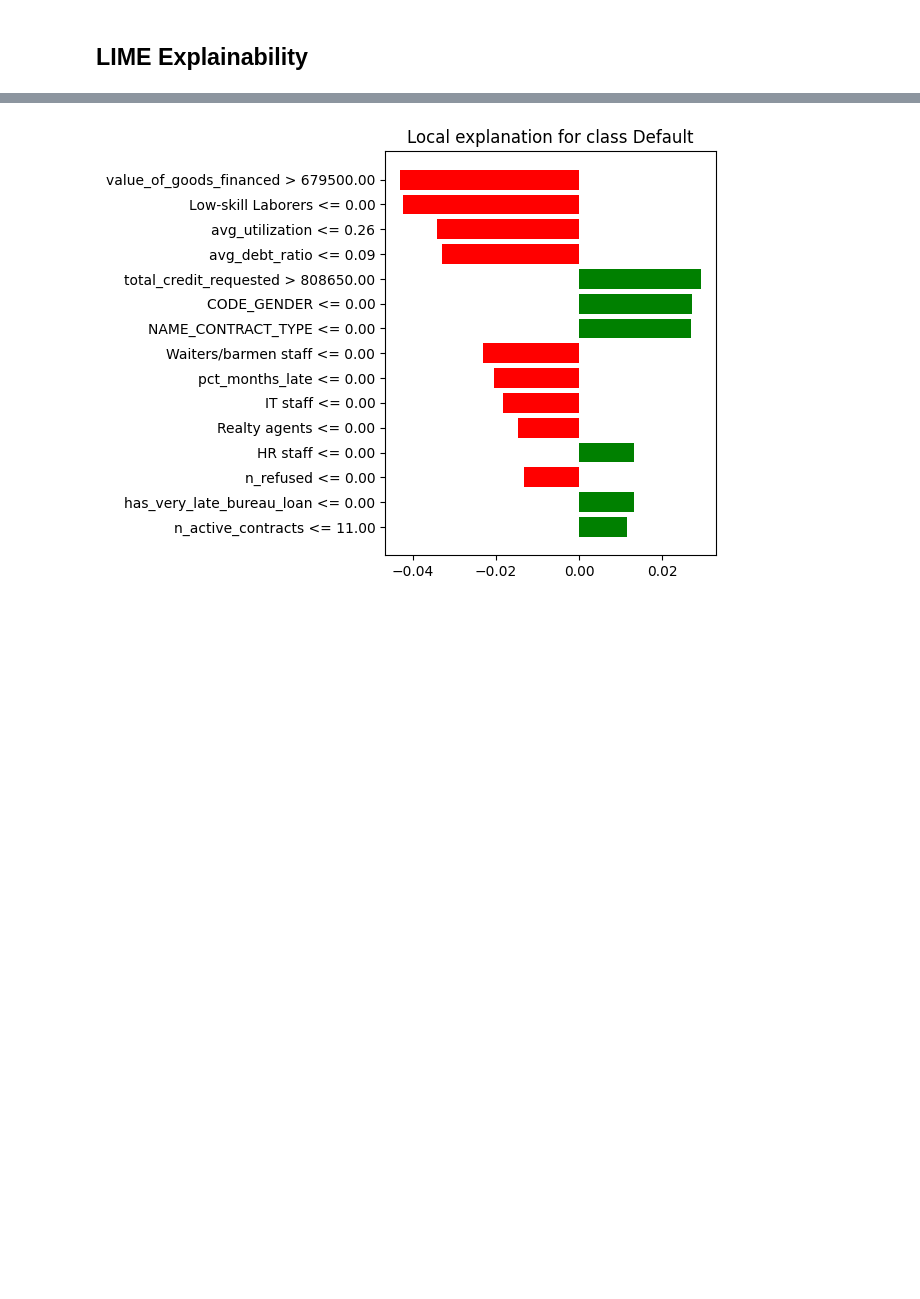
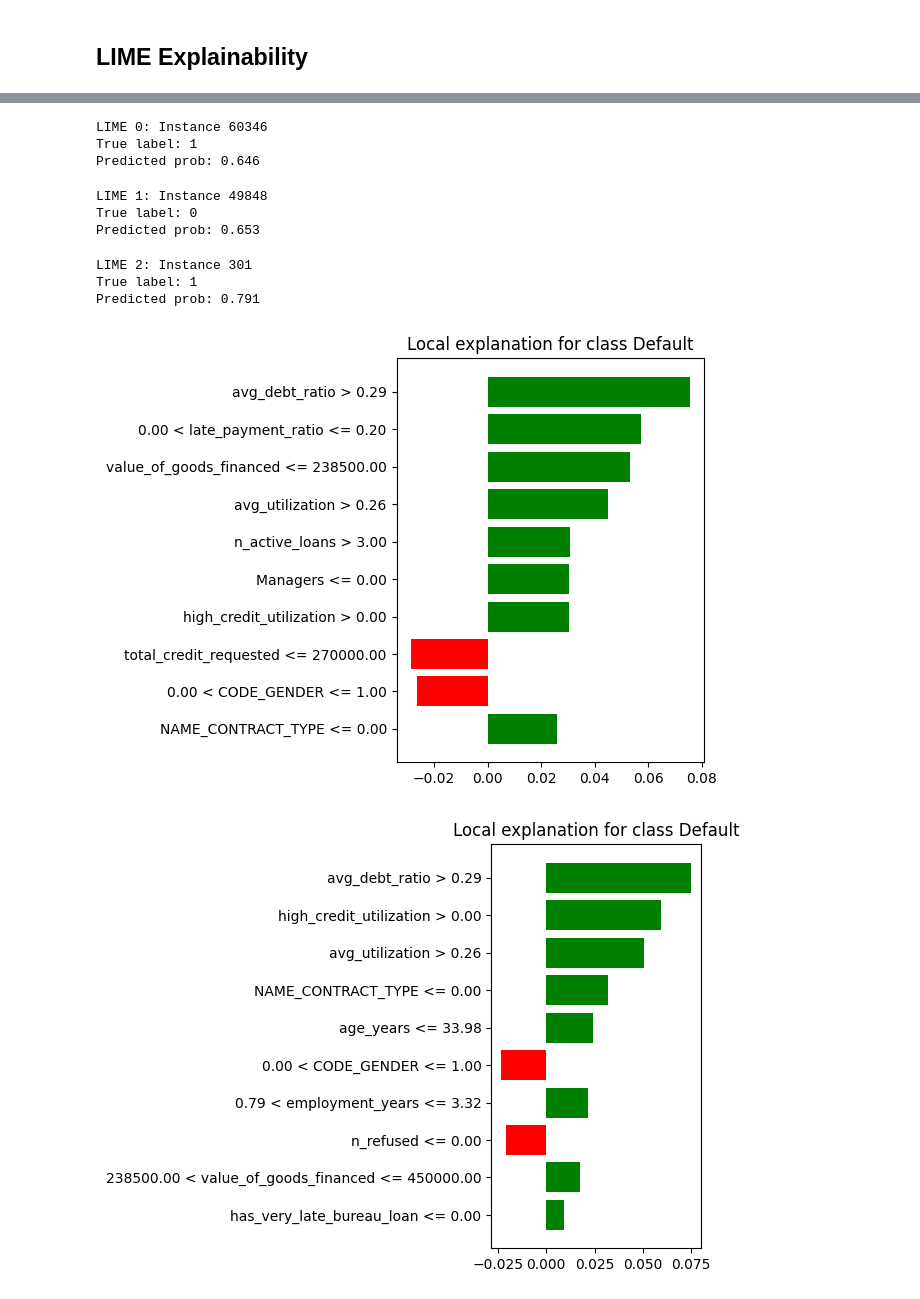
Before and after one commit to coder-red/credit-risk-model, a Jupyter notebook: notebooks/03_explainability.ipynb, the cells around one changed output, grey strips where cells are left out. Saved outputs shown, nothing was run; the diff lists cells and outputs as text; code cells hidden in the pictures; blank space fills up the shorter version.

Commit message:
completed modelling and explainablilty

```diff
--- a/notebooks/03_explainability.ipynb
+++ b/notebooks/03_explainability.ipynb
@@ -71,14 +76,14 @@ for feature in top_features:
 # %% [markdown]
 ## LIME Explainability
 # %%
-X_train_sample = X_train.copy()
-y_train = pd.read_csv(DATA_PROCESSED / "target_train.csv")
-y_train = y_train['target']
-
-explainer = LimeTabularExplainer(
-    training_data=np.array(X_train_sample),
-    feature_names=X_train_sample.columns.tolist(),
+lime_explainer = LimeTabularExplainer(
+    training_data=np.array(X_train),
+    feature_names=X_train.columns.tolist(),
     class_names=["Non-default", "Default"],
     mode="classification",
     discretize_continuous=True
 )
+
+y_proba_val = model.predict_proba(X_val)[:, 1]
+high_risk_indices = np.argsort(y_proba_val)[-3:]
+print(f"Explaining instances: {high_risk_indices}")
@@ -87,18 +94,31 @@ explainer = LimeTabularExplainer(
 # %%
-# Pick an instance from validation set
-i = 25
-instance = X_val.iloc[i].values
+for i, idx in enumerate(high_risk_indices):
+    instance = X_val.iloc[idx].values
 
-# Generate explanation
-lime_exp = explainer.explain_instance(
-    data_row=instance,
-    predict_fn=model.predict_proba,
-    num_features=15
-)
+    exp = lime_explainer.explain_instance(
+        instance,
+        model.predict_proba,
+        num_features=10,
+        num_samples=500
+    )
 
-fig = lime_exp.as_pyplot_figure()
-plt.tight_layout()
-plt.savefig(f"{RESULTS_DIR}\\explainability\\lime_instance_{i}.png", dpi=300, bbox_inches="tight")
-plt.show()
+    fig = exp.as_pyplot_figure()
+    plt.tight_layout()
+    plt.savefig(f"{RESULTS_DIR}/explainability/lime_{i}.png", dpi=300, bbox_inches="tight")
+
+
+    print(f"\nLIME {i}: Instance {idx}")
+    print(f"True label: {y_val.iloc[idx].values[0]}")
+    print(f"Predicted prob: {y_proba_val[idx]:.3f}")
 # %% [output]
+LIME 0: Instance 60346
+True label: 1
+Predicted prob: 0.646
+LIME 1: Instance 49848
+True label: 0
+Predicted prob: 0.653
+LIME 2: Instance 301
+True label: 1
+Predicted prob: 0.791
-[figure, old version]
+[figure, new version]
+[figure, added]
```
Also changed, not shown: parts of 21 cells of this notebook, 19 other files.
